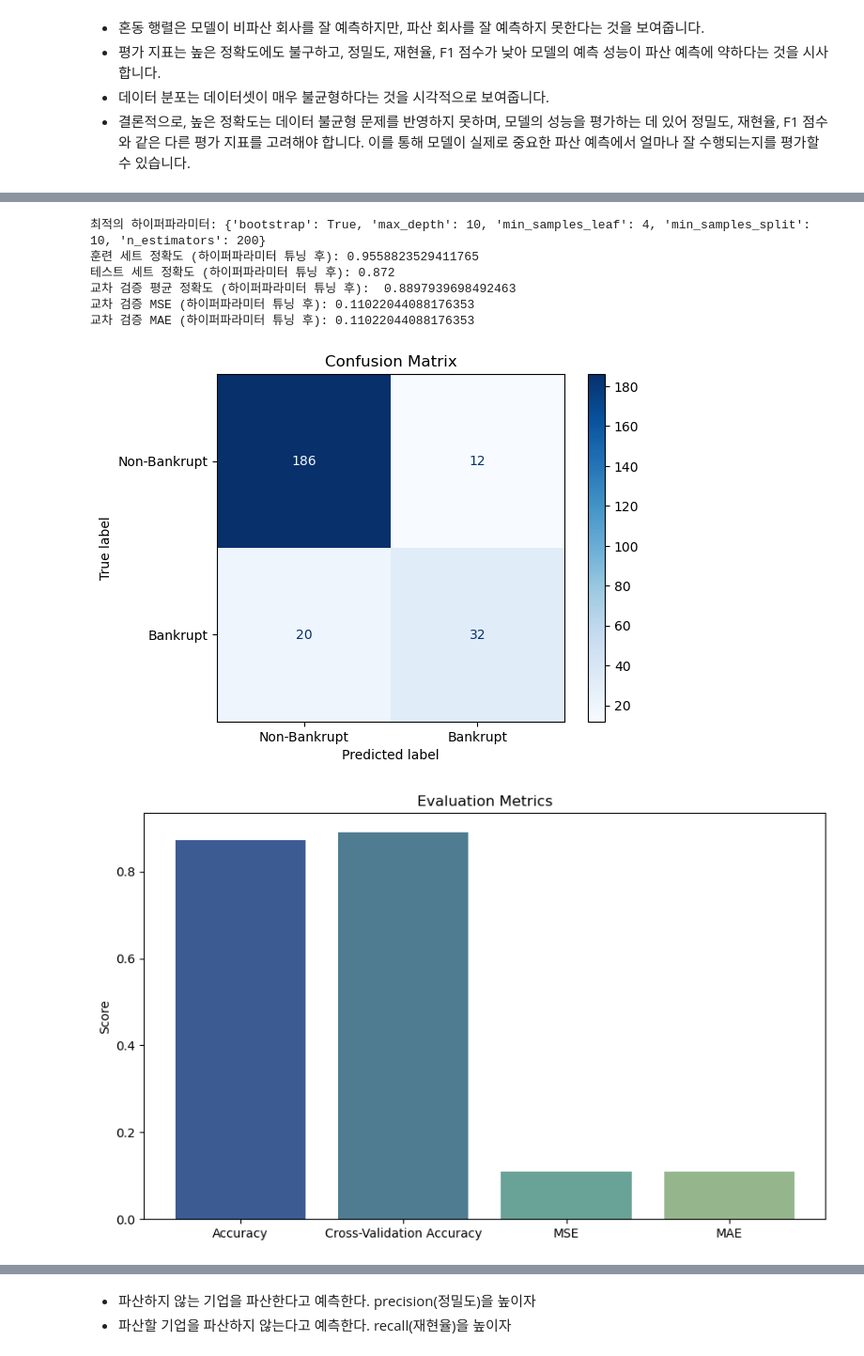
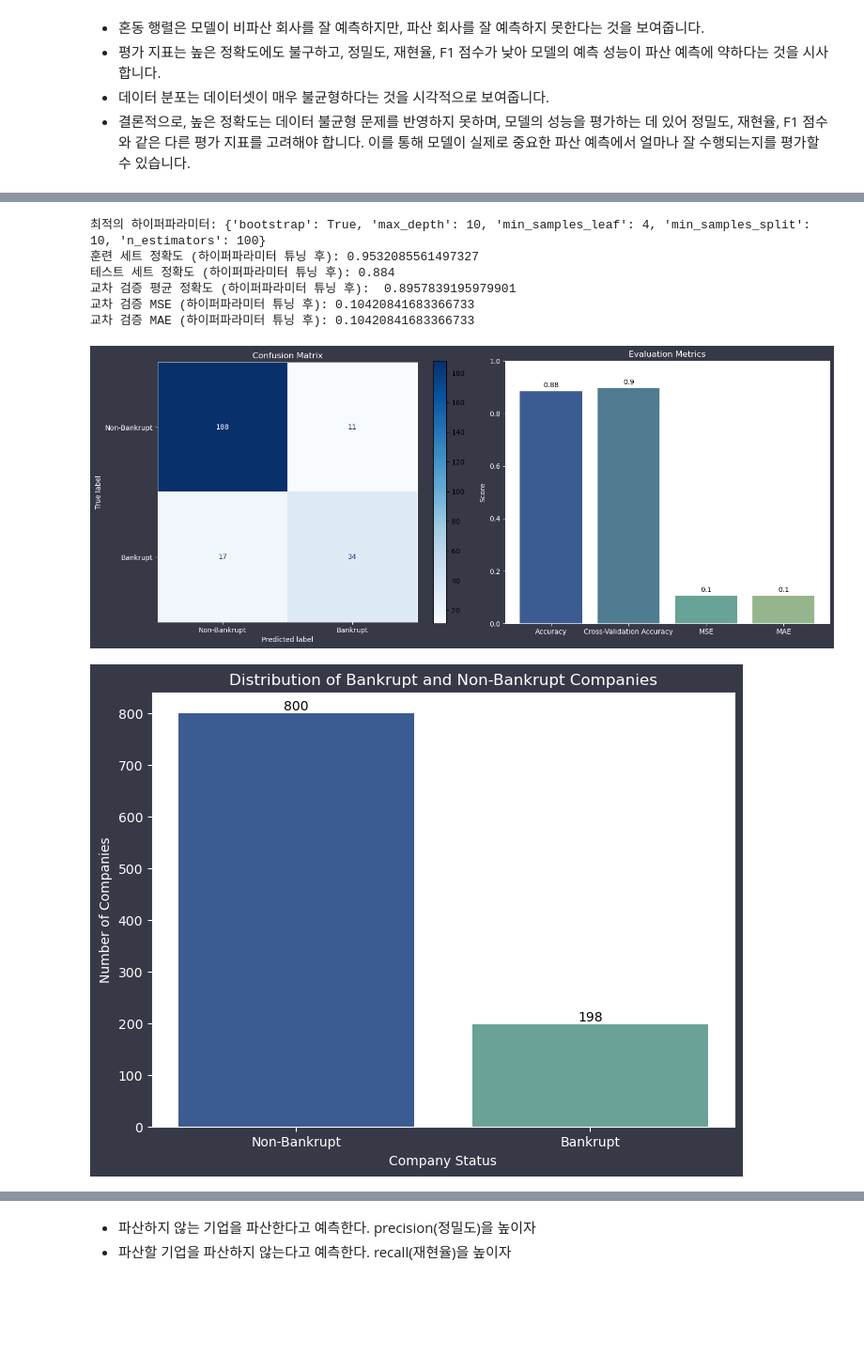
Before and after one commit to pjiseok/ML_project, a Jupyter notebook: 0709_최종.ipynb, the cells around one changed output, grey strips where cells are left out. Shown: that part at 94% size. Cells and saved outputs as stored; diff of their text form; code cells hidden in the pictures; blank space fills up the shorter version.

```diff
--- a/0709_최종.ipynb
+++ b/0709_최종.ipynb
@@ -288,50 +314,76 @@ cv_scores_tuned = cross_val_score(best_rf_model, data_input_reduced, data_target
 cv_accuracy_tuned = np.mean(cv_scores_tuned)
 
 print("교차 검증 평균 정확도 (하이퍼파라미터 튜닝 후): ", cv_accuracy_tuned)
 
 # 교차 검증 평가 - MSE, MAE (하이퍼파라미터 튜닝 후)
 cv_predictions_tuned = cross_val_predict(best_rf_model, data_input_reduced, data_target, cv=5)
 mse = mean_squared_error(data_target, cv_predictions_tuned)
 mae = mean_absolute_error(data_target, cv_predictions_tuned)
 
 print(f"교차 검증 MSE (하이퍼파라미터 튜닝 후): {mse}")
 print(f"교차 검증 MAE (하이퍼파라미터 튜닝 후): {mae}")
 
 # 시각화
+fig, axes = plt.subplots(1, 2, figsize=(15, 6))
+fig.patch.set_facecolor('#373947')  # 배경 색상 설정
+
 # 혼동 행렬 시각화
-conf_matrix = confusion_matrix(test_target_reduced, test_predictions_tuned)
-ConfusionMatrixDisplay(conf_matrix, display_labels=['Non-Bankrupt', 'Bankrupt']).plot(cmap='Blues')
-plt.title('Confusion Matrix')
-plt.show()
+ConfusionMatrixDisplay(conf_matrix, display_labels=['Non-Bankrupt', 'Bankrupt']).plot(ax=axes[0], cmap='Blues')
+axes[0].set_title('Confusion Matrix', color='white')
+axes[0].set_xlabel('Predicted label', color='white')
+axes[0].set_ylabel('True label', color='white')
+axes[0].tick_params(colors='white')
+for spine in axes[0].spines.values():
+    spine.set_edgecolor('white')
 
 # 평가 지표 시각화
 metrics = ['Accuracy', 'Cross-Validation Accuracy', 'MSE', 'MAE']
 scores = [test_accuracy_tuned, cv_accuracy_tuned, mse, mae]
 colors = ['#3b5b92', '#4f7c91', '#69a297', '#95b68c']
 
-plt.figure(figsize=(10, 6))
-plt.bar(metrics, scores, color=colors)
-plt.title('Evaluation Metrics')
-plt.ylabel('Score')
+bars = axes[1].bar(metrics, scores, color=colors)
+axes[1].set_ylim(0, 1)
+axes[1].set_title('Evaluation Metrics', color='white')
+axes[1].set_ylabel('Score', color='white')
+axes[1].tick_params(colors='white')
+for spine in axes[1].spines.values():
+    spine.set_edgecolor('white')
+
+# 막대 위에 수치 표시
+for bar in bars:
+    yval = bar.get_height()
+    axes[1].text(bar.get_x() + bar.get_width()/2, yval + 0.01, round(yval, 2), ha='center', va='bottom', color='black')
+
+plt.tight_layout()
 plt.show()
 
 # 타겟 변수 분포 확인
 target_counts = data_target.value_counts()
 
 # 불균형 데이터 시각화
 plt.figure(figsize=(8, 6))
-plt.bar(target_counts.index, target_counts.values, color=['#3b5b92', '#69a297'])
+plt.gcf().set_facecolor('#373947')  # 배경 색상 설정
+colors_distribution = ['#3B5B92', '#69A297']  # 두 번째 그래프의 색상에 맞춰 수정
+bars = plt.bar(target_counts.index, target_counts.values, color=colors_distribution)
 plt.xticks(target_counts.index, ['Non-Bankrupt', 'Bankrupt'])
-plt.xlabel('Company Status')
-plt.ylabel('Number of Companies')
-plt.title('Distribution of Bankrupt and Non-Bankrupt Companies')
+plt.xlabel('Company Status', color='white')
+plt.ylabel('Number of Companies', color='white')
+plt.title('Distribution of Bankrupt and Non-Bankrupt Companies', color='white')
+plt.gca().set_facecolor('white') #전체배경색
+plt.gca().tick_params(colors='white')
+for spine in plt.gca().spines.values():
+    spine.set_edgecolor('white')
+# 막대 위에 수치 표시
+for bar in bars:
+    yval = bar.get_height()
+    plt.text(bar.get_x() + bar.get_width()/2, yval + 1, int(yval), ha='center', va='bottom', color='black')
 plt.show()
 # %% [output]
-최적의 하이퍼파라미터: {'bootstrap': True, 'max_depth': 10, 'min_samples_leaf': 4, 'min_samples_split': 10, 'n_estimators': 200}
-훈련 세트 정확도 (하이퍼파라미터 튜닝 후): 0.9558823529411765
-테스트 세트 정확도 (하이퍼파라미터 튜닝 후): 0.872
-교차 검증 평균 정확도 (하이퍼파라미터 튜닝 후):  0.8897939698492463
-교차 검증 MSE (하이퍼파라미터 튜닝 후): 0.11022044088176353
-교차 검증 MAE (하이퍼파라미터 튜닝 후): 0.11022044088176353
+최적의 하이퍼파라미터: {'bootstrap': True, 'max_depth': 10, 'min_samples_leaf': 4, 'min_samples_split': 10, 'n_estimators': 100}
+훈련 세트 정확도 (하이퍼파라미터 튜닝 후): 0.9532085561497327
+테스트 세트 정확도 (하이퍼파라미터 튜닝 후): 0.884
+교차 검증 평균 정확도 (하이퍼파라미터 튜닝 후):  0.8957839195979901
+교차 검증 MSE (하이퍼파라미터 튜닝 후): 0.10420841683366733
+교차 검증 MAE (하이퍼파라미터 튜닝 후): 0.10420841683366733
-[figure, old version]
+[figure, new version]
-[figure, old version]
+[figure, new version]
```
Also changed, not shown: parts of 4 cells of this notebook.
